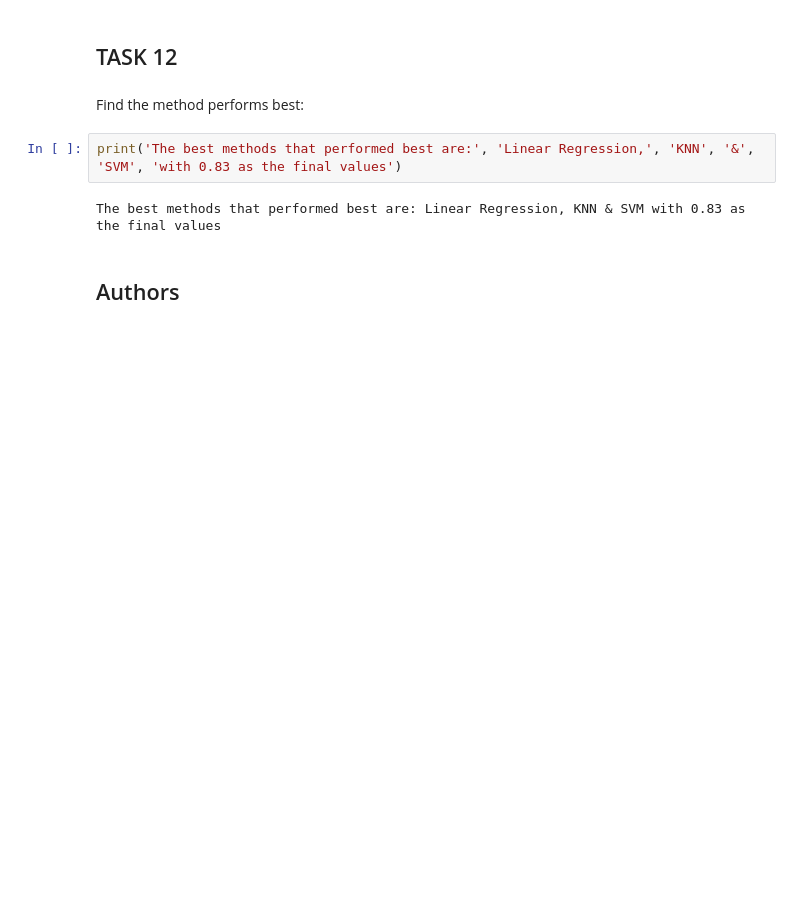
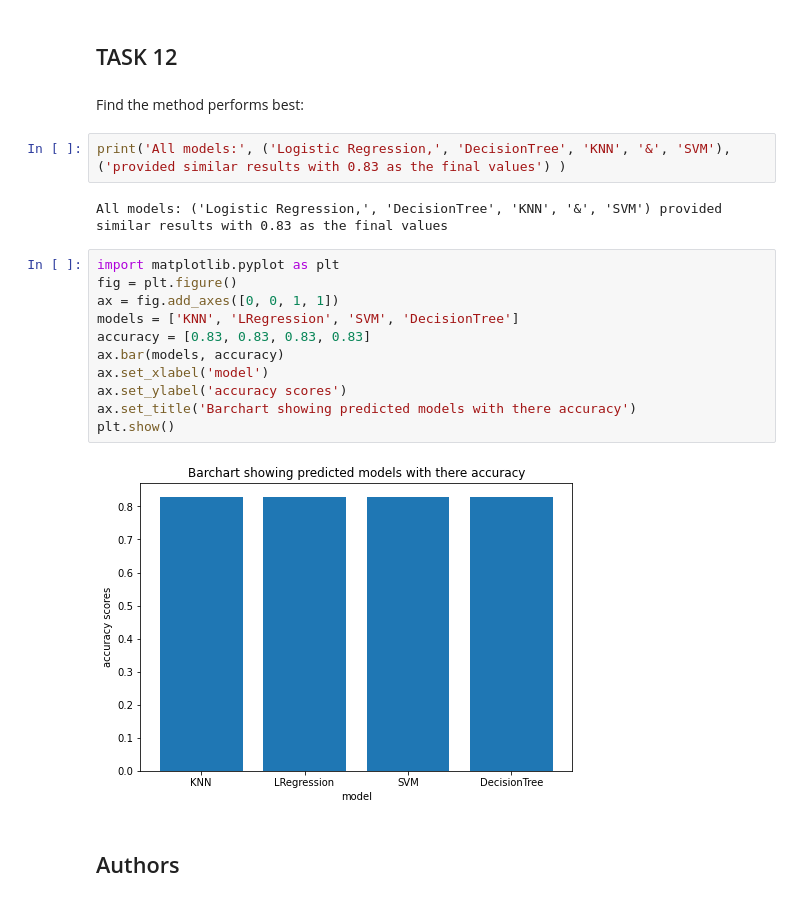
Before and after one commit to salamituns/IBM_tasks_Notebooks, a Jupyter notebook: IBM_Capstone_notes/ML Prediction for chance of success for Falcon9.ipynb, the cells around one changed output. Drawn from its saved outputs; the diff is of its cells as text; blank space fills up the shorter version.

```diff
--- a/IBM_Capstone_notes/ML Prediction for chance of success for Falcon9.ipynb
+++ b/IBM_Capstone_notes/ML Prediction for chance of success for Falcon9.ipynb
@@ -340,9 +378,22 @@ plot_confusion_matrix(Y_test,yhat)
 # %% [markdown]
 Find the method performs best:
 # %%
-print('The best methods that performed best are:', 'Linear Regression,', 'KNN', '&', 'SVM', 'with 0.83 as the final values')
+print('All models:', ('Logistic Regression,', 'DecisionTree', 'KNN', '&', 'SVM'), ('provided similar results with 0.83 as the final values') )
 # %% [output]
-The best methods that performed best are: Linear Regression, KNN & SVM with 0.83 as the final values
+All models: ('Logistic Regression,', 'DecisionTree', 'KNN', '&', 'SVM') provided similar results with 0.83 as the final values
+# %%
+import matplotlib.pyplot as plt
+fig = plt.figure()
+ax = fig.add_axes([0, 0, 1, 1])
+models = ['KNN', 'LRegression', 'SVM', 'DecisionTree']
+accuracy = [0.83, 0.83, 0.83, 0.83]
+ax.bar(models, accuracy)
+ax.set_xlabel('model')
+ax.set_ylabel('accuracy scores')
+ax.set_title('Barchart showing predicted models with there accuracy')
+plt.show()
+# %% [output]
+[figure, added]
 # %% [markdown]
 ## Authors
 # %% [markdown]
```
Also changed, not shown: parts of 7 cells of this notebook, 9 other files.
